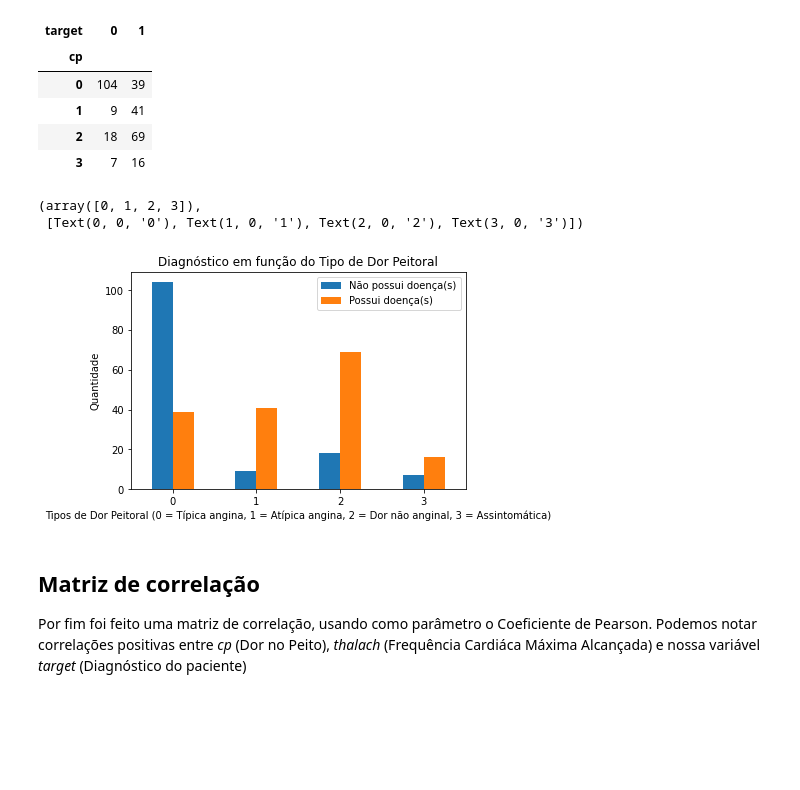
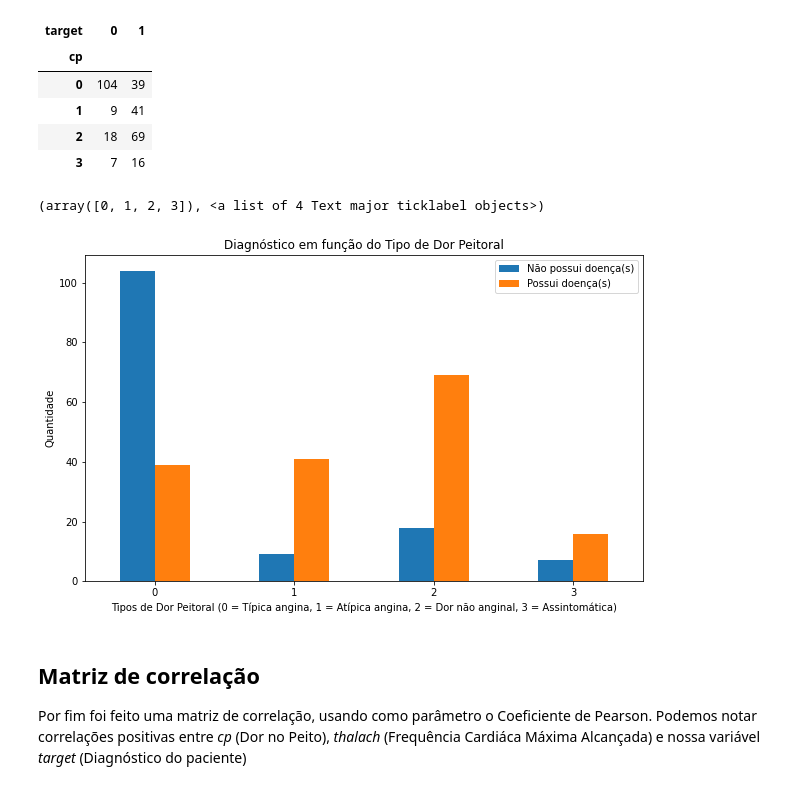
Before and after one commit to ej0733/machine-learning-projects, a Jupyter notebook: heart-disease-classification.ipynb, the cells around one changed output. Saved outputs shown, nothing was run; the diff lists cells and outputs as text; code cells hidden in the pictures; blank space fills up the shorter version.

```diff
--- a/heart-disease-classification.ipynb
+++ b/heart-disease-classification.ipynb
@@ -214,17 +215,16 @@ pd.crosstab(df['cp'], df['target'])
 | 2 | 18 | 69 |
 | 3 | 7 | 16 |
 # %%
-pd.crosstab(df['cp'], df['target']).plot(kind='bar')
+pd.crosstab(df['cp'], df['target']).plot(kind='bar', figsize=(10, 6))
 
 plt.title('Diagnóstico em função do Tipo de Dor Peitoral')
 plt.legend(['Não possui doença(s)', 'Possui doença(s)'])
 plt.xlabel('Tipos de Dor Peitoral (0 = Típica angina, 1 = Atípica angina, 2 = Dor não anginal, 3 = Assintomática)')
 plt.ylabel('Quantidade')
 plt.xticks(rotation=0)
 # %% [output]
-(array([0, 1, 2, 3]),
- [Text(0, 0, '0'), Text(1, 0, '1'), Text(2, 0, '2'), Text(3, 0, '3')])
+(array([0, 1, 2, 3]), <a list of 4 Text major ticklabel objects>)
-[figure, old version]
+[figure, new version]
 # %% [markdown]
 ## Matriz de correlação
 
```
Also changed, not shown: parts of 1 cell of this notebook.
